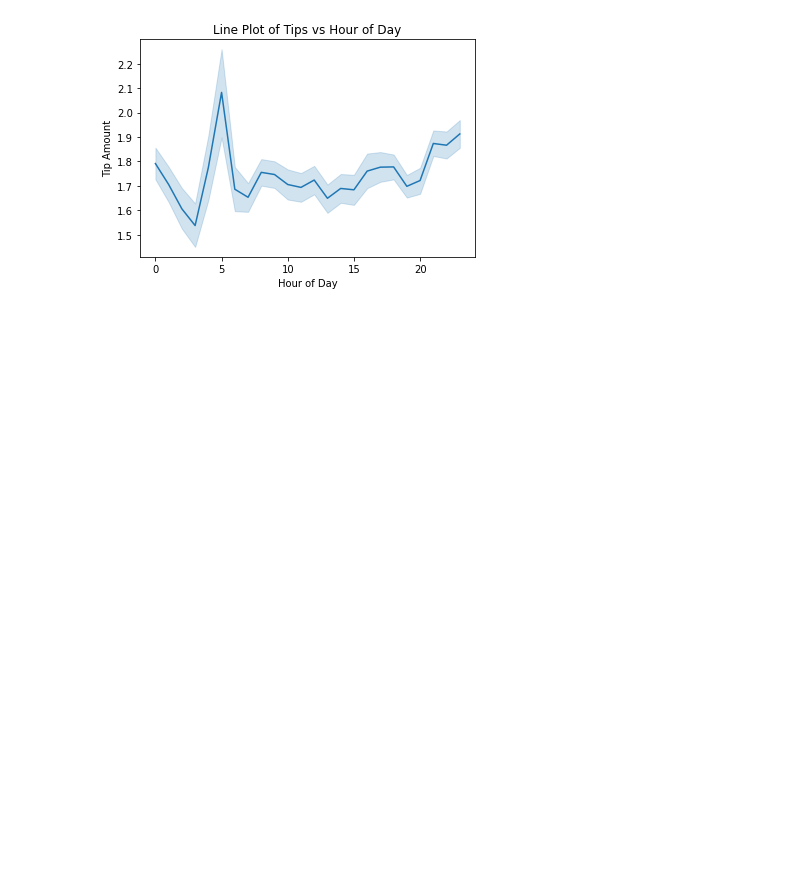
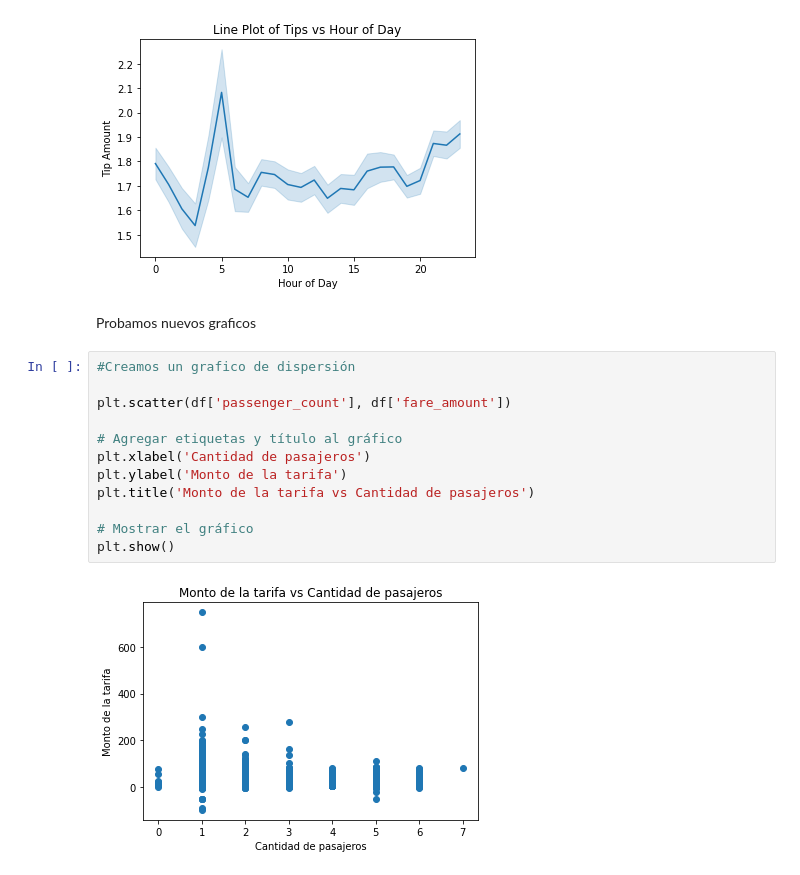
Before and after one commit to Luis-Eduardo-P-Ch/Programacion-para-el-Analisis-de-datos, a Jupyter notebook: Análisis Preliminar de Taxis 2.ipynb, the cells around one changed output. Drawn from its saved outputs; the diff is of its cells as text; blank space fills up the shorter version.

```diff
--- a/Análisis Preliminar de Taxis 2.ipynb
+++ b/Análisis Preliminar de Taxis 2.ipynb
@@ -299,3 +301,19 @@ plt.title('Line Plot of Tips vs Hour of Day')
 plt.show()
 # %% [output]
 [figure]
+# %% [markdown]
+Probamos nuevos graficos
+# %%
+#Creamos un grafico de dispersión
+
+plt.scatter(df['passenger_count'], df['fare_amount'])
+
+# Agregar etiquetas y título al gráfico
+plt.xlabel('Cantidad de pasajeros')
+plt.ylabel('Monto de la tarifa')
+plt.title('Monto de la tarifa vs Cantidad de pasajeros')
+
+# Mostrar el gráfico
+plt.show()
+# %% [output]
+[figure, added]
```
Also changed, not shown: parts of 18 cells of this notebook.
